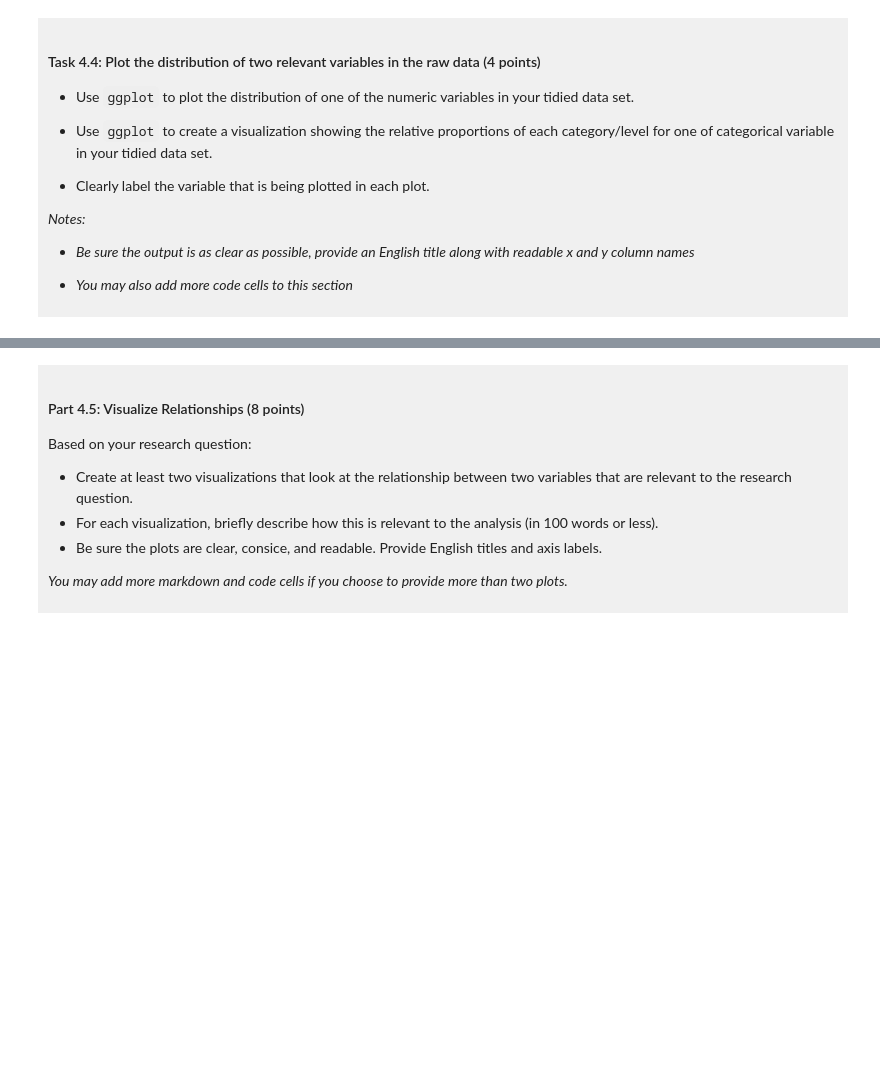
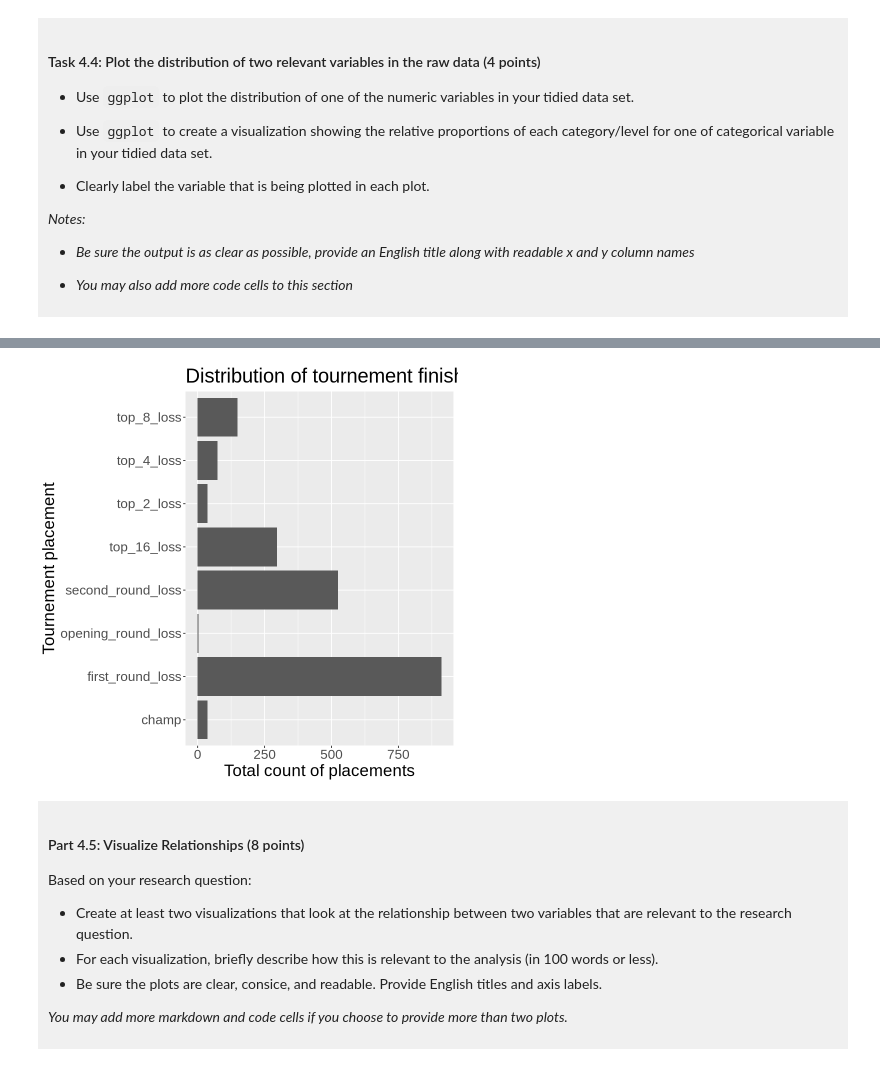
Before and after one commit to EnderArtzo/dsci-100-project-eve-robinson, a Jupyter notebook: dsci-100-project-notebook.ipynb, the cells around one changed output, grey strips where cells are left out. Saved outputs shown, nothing was run; the diff lists cells and outputs as text; code cells hidden in the pictures; blank space fills up the shorter version.

```diff
--- a/dsci-100-project-notebook.ipynb
+++ b/dsci-100-project-notebook.ipynb
@@ -356,5 +434,13 @@ You will refine your research question (if needed) and produce a tidy data set.
 # %%
-### EDIT THIS CODE CELL FOR PLOT 2 ###
+tourney_finish_plot <- tidy_tourney_data |>
+                            ggplot(aes(y = tourney_finish)) +
+                            geom_bar() +
+                            labs(y = "Tournement placement", x = "Total count of placements") +
+                            ggtitle("Distribution of tournement finish placements") +
+                            theme(text = element_text(size = 20))
+tourney_finish_plot
+# %% [output]
+[figure, added]
 # %% [markdown]
 <div style="background-color: #f0f0f0; padding: 10px;">
 
```
Also changed, not shown: parts of 5 cells of this notebook.
